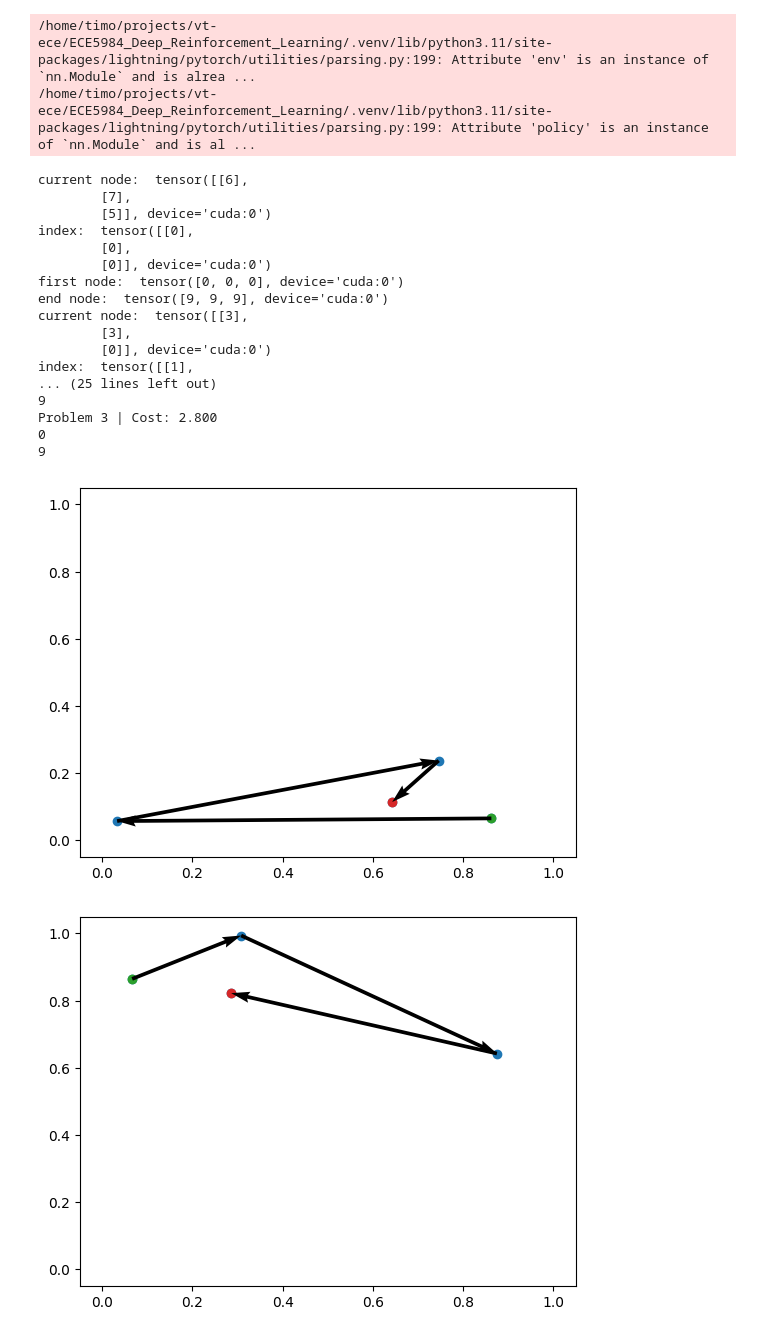
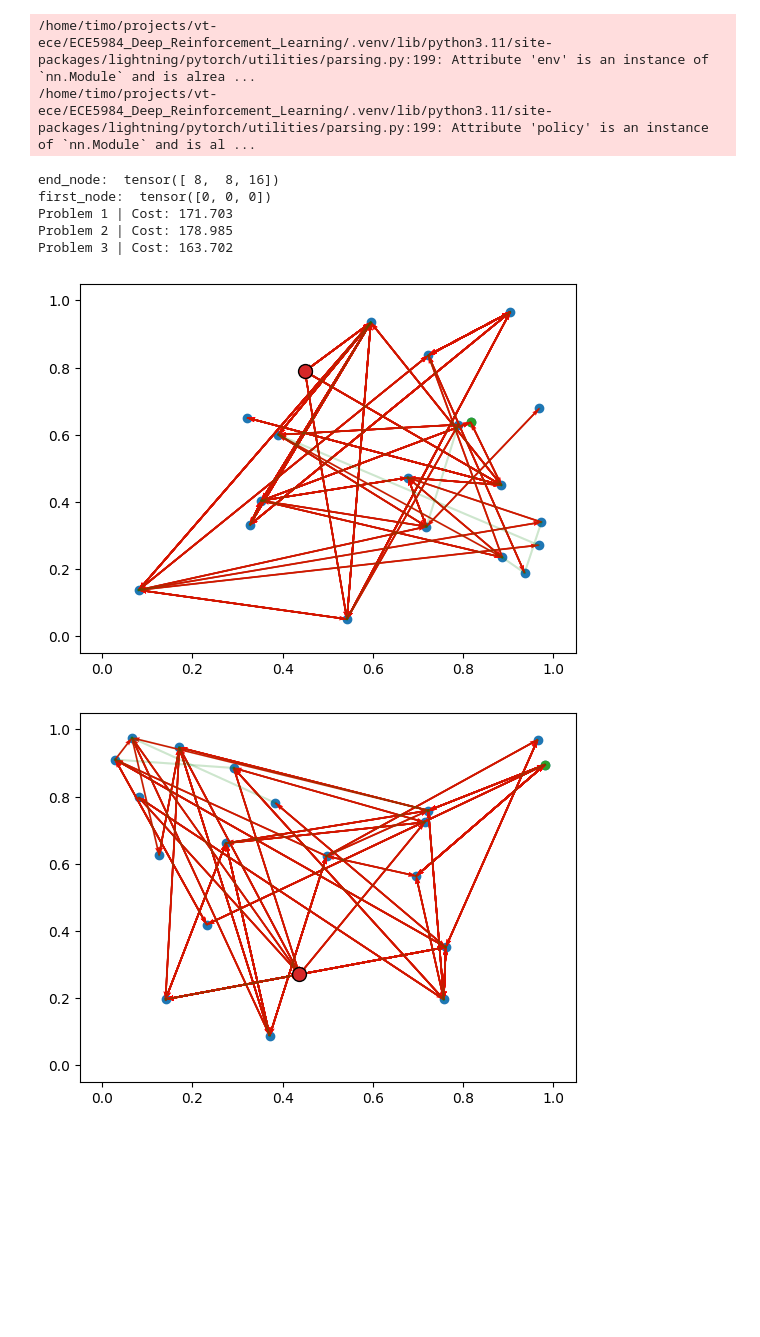
Before and after one commit to TimoThans33/ece5984_drl_ai4spp, a Jupyter notebook: code/exploration.ipynb, the cells around one changed output. Drawn from its saved outputs; the diff is of its cells as text; code cells hidden in the pictures; blank space fills up the shorter version.

```diff
--- a/code/exploration.ipynb
+++ b/code/exploration.ipynb
@@ -4,6 +4,35 @@ import torch
 from rl4co.envs import TSPEnv, PDPEnv, RL4COEnvBase
 from rl4co.models.zoo import AttentionModel, AttentionModelPolicy
 from rl4co.utils.trainer import RL4COTrainer
+# %%
+import numpy as np
+import random
+def create_connected_graph(num_nodes):
+    # Create an adjacency matrix initialized to zero
+    adjacency_matrix = np.zeros((num_nodes, num_nodes), dtype=int)
+
+    # Ensure the graph is connected by adding a spanning tree
+    for i in range(1, num_nodes):
+        # Connect each node to a previous random node to ensure connectivity
+        j = random.randint(0, i-1)
+        adjacency_matrix[i][j] = 1
+        adjacency_matrix[j][i] = 1  # For undirected graph, make the connection bidirectional
+
+    # Optionally add more edges to make the graph denser
+    additional_edges = 20  # You can vary this number to add more or fewer edges
+    while additional_edges > 0:
+        i = random.randint(0, num_nodes-1)
+        j = random.randint(0, num_nodes-1)
+        if i != j and adjacency_matrix[i][j] == 0:
+            adjacency_matrix[i][j] = 1
+            adjacency_matrix[j][i] = 1  # For undirected graph
+            additional_edges -= 1
+
+    # import matplotlib.pyplot as plt
+    # plt.imshow(adjacency_matrix, cmap='gray', interpolation='none')
+    # plt.show()
+
+    return adjacency_matrix
 # %%
 from typing import Optional
 import torch
@@ -317,5 +402,5 @@ end node:  tensor([19, 19])
 # %%
-env = SPPEnv(num_loc=10)
+env = SPPEnv(num_loc=20)
 
 policy = AttentionModelPolicy(env.name,
                               embedding_dim=128,
@@ -323,7 +408,7 @@ policy = AttentionModelPolicy(env.name,
                               num_heads=8,)
 
 model = AttentionModel(env, baseline="rollout",
-                       #batch_size=3,
+                       policy=policy,
                        train_data_size=100_000,
                        val_data_size=10_000,
                        optimizer_kwargs= {"lr": 1e-4},)
@@ -333,31 +418,19 @@ model = AttentionModel(env, baseline="rollout",
 # %%
 device = torch.device("cuda" if torch.cuda.is_available() else "cpu")
 td_init = env.reset(batch_size=[3]).to(device)
 model = model.to(device)
-out = model(td_init.clone(), phase="test", decode_type="greedy", return_actions=True)
+out = model(td_init.clone(), phase="test", decode_type="sampling", return_actions=True)
 actions_untrained = out["actions"].cpu().detach()
 rewards_untrained = out["reward"].cpu().detach()
 
 for i in range(3):
     print(f"Problem {i+1} | Cost: {-rewards_untrained[i]:.3f}")
     env.render(td_init[i], actions_untrained[i])
 # %% [output]
-current node:  tensor([[6],
-        [7],
-        [5]], device='cuda:0')
-index:  tensor([[0],
-        [0],
-        [0]], device='cuda:0')
-first node:  tensor([0, 0, 0], device='cuda:0')
-end node:  tensor([9, 9, 9], device='cuda:0')
-current node:  tensor([[3],
-        [3],
-        [0]], device='cuda:0')
-index:  tensor([[1],
-... (25 lines left out)
-9
-Problem 3 | Cost: 2.800
-0
-9
+end_node:  tensor([ 8,  8, 16])
+first_node:  tensor([0, 0, 0])
+Problem 1 | Cost: 171.703
+Problem 2 | Cost: 178.985
+Problem 3 | Cost: 163.702
-[figure, old version]
+[figure, new version]
-[figure, old version]
+[figure, new version]
```
Also changed, not shown: parts of 4 cells of this notebook.
